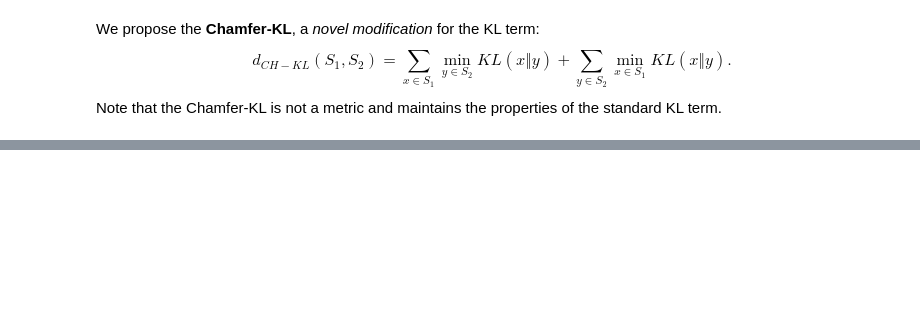
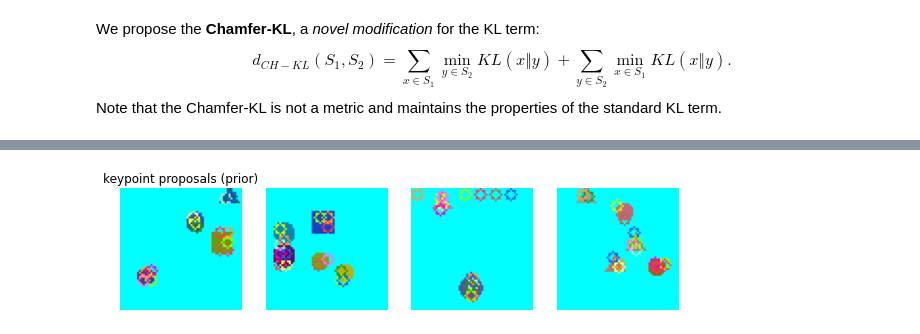
Before and after one commit to taldatech/deep-latent-particles-pytorch, a Jupyter notebook: dlp_tutorial.ipynb, the cells around one changed output, grey strips where cells are left out. Cells and saved outputs as stored; diff of their text form; code cells hidden in the pictures; blank space fills up the shorter version.

```diff
--- a/dlp_tutorial.ipynb
+++ b/dlp_tutorial.ipynb
@@ -608,0 +712,10 @@ model = train_dlp(ds=ds, batch_size=batch_size, lr=lr,
+# %%
+fig = plt.figure(figsize=(10, 10))
+for i in range(num_images):
+    ax = fig.add_subplot(1, num_images, i + 1)
+    ax.imshow(img_with_kp_proposals[i])
+    ax.set_axis_off()
+    if i == 0:
+        ax.set_title('keypoint proposals (prior)')
+# %% [output]
+[figure, added]
```
Also changed, not shown: parts of 24 cells of this notebook.
